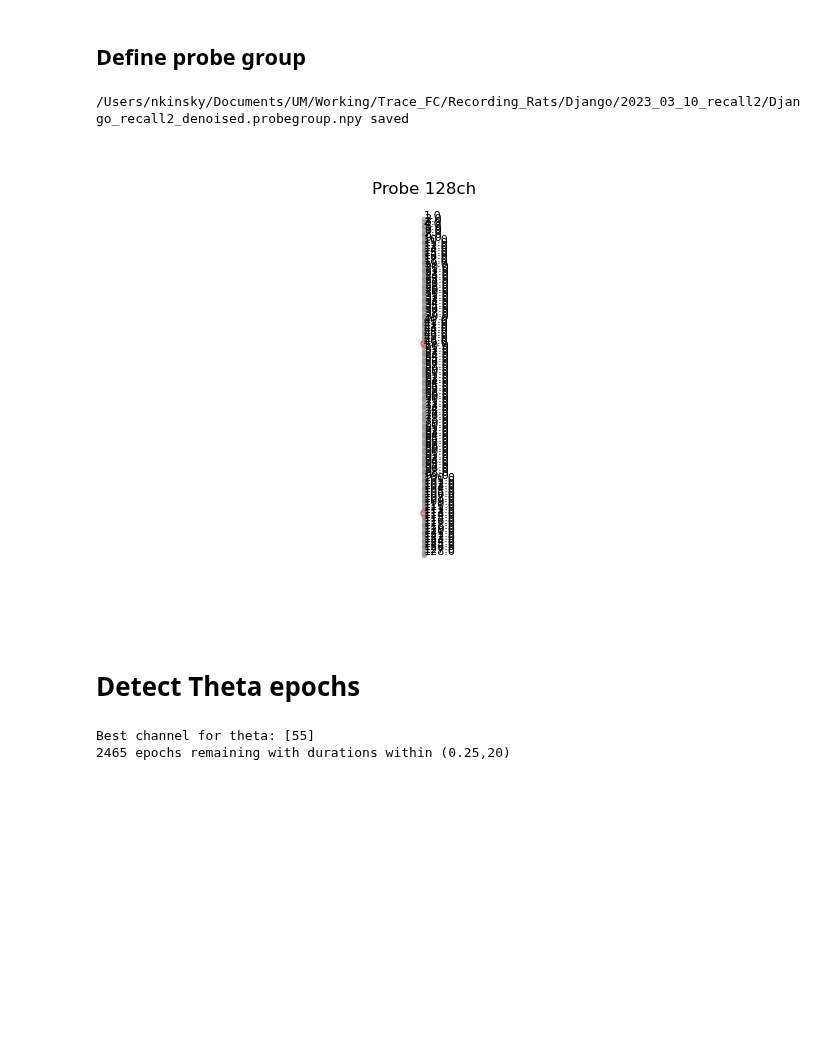
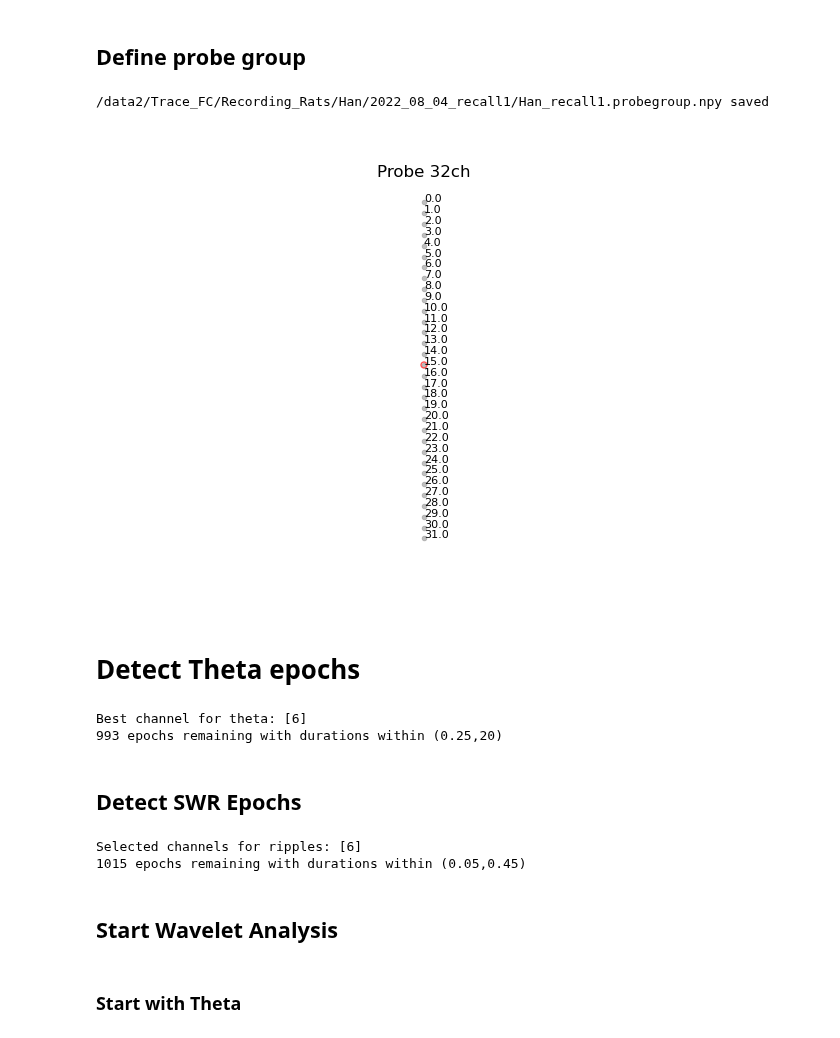
Before and after one commit to nkinsky/TraceFC, a Jupyter notebook: Notebooks/Spectral_Analysis.ipynb, the cells around one changed output. Cells and saved outputs as stored; diff of their text form; code cells hidden in the pictures; blank space fills up the shorter version.

Commit message:
backbone of wavelet analysis code

```diff
--- a/Notebooks/Spectral_Analysis.ipynb
+++ b/Notebooks/Spectral_Analysis.ipynb
@@ -75,0 +67,5 @@ lfp Srate (downsampled): 1250
+# %%
+sess_dir = '/data2/Trace_FC/Recording_Rats/Han/2022_08_04_recall1/'
+sess_name = f"{sess_dir.split('/')[-3]}_{sess_dir.split('/')[-2].split('_')[-1]}"
+sess = sess_use(sess_dir)
+print(sess.recinfo)
@@ -133,20 +132,20 @@ for start, stop in zip(art_epochs.starts, art_epochs.stops):
 # %%
 from neuropy.core import Shank, Probe, ProbeGroup
 from neuropy.plotting import plot_probe
 shank = Shank()
-shank = shank.auto_generate(columns=1, contacts_per_column=128, xpitch=0,
-                   ypitch=20, channel_id=np.arange(128, 0, -1))
-shank.set_disconnected_channels([48, 112])
+shank = shank.auto_generate(columns=1, contacts_per_column=32, xpitch=0,
+                   ypitch=50, channel_id=np.arange(31, -1, -1))
+shank.set_disconnected_channels(sess.recinfo.skipped_channels)
 probe = Probe(shank)
 prbgrp = ProbeGroup()
 prbgrp.add_probe(probe)
 plot_probe(prbgrp)
 prbgrp.filename = sess.filePrefix.with_suffix(".probegroup.npy")
 prbgrp.save(prbgrp.filename)
 sess.prbgrp = prbgrp
 # %% [output]
-/Users/nkinsky/Documents/UM/Working/Trace_FC/Recording_Rats/Django/2023_03_10_recall2/Django_recall2_denoised.probegroup.npy saved
+/data2/Trace_FC/Recording_Rats/Han/2022_08_04_recall1/Han_recall1.probegroup.npy saved
-[figure, old version]
+[figure, new version]
 # %% [markdown]
 # Detect Theta epochs
 # %%
@@ -156,7 +155,7 @@ maxdur=20
 thresh = (0.5, None)
 sigma = 0.125
 edge_cutoff = 0.25
-theta_channel = 55
+theta_channel = 6
 
 # use this if you don't know theta channel
 if theta_channel is None:
@@ -167,5 +166,20 @@ else:
     theta_epochs, theta_power = detect_theta_epochs(signal_use, probegroup=None, mindur=mindur, maxdur=maxdur, thresh=thresh,
                                                     edge_cutoff=edge_cutoff, ignore_epochs=art_epochs, return_power=True)
 # %% [output]
-Best channel for theta: [55]
-2465 epochs remaining with durations within (0.25,20)
+Best channel for theta: [6]
+993 epochs remaining with durations within (0.25,20)
+# %% [markdown]
+## Detect SWR Epochs
+# %%
+from neuropy.analyses.oscillations import detect_ripple_epochs
+ripple_channel = 6
+thresh = (3, None)  # conservative but good
+ripple_epochs = detect_ripple_epochs(signal, prbgrp, thresh=thresh, ripple_channel=ripple_channel,
+                                     ignore_epochs=art_epochs)
+# %% [output]
+Selected channels for ripples: [6]
+1015 epochs remaining with durations within (0.05,0.45)
+# %% [markdown]
+## Start Wavelet Analysis
+# %% [markdown]
+### Start with Theta
```
Also changed, not shown: parts of 114 cells of this notebook.
